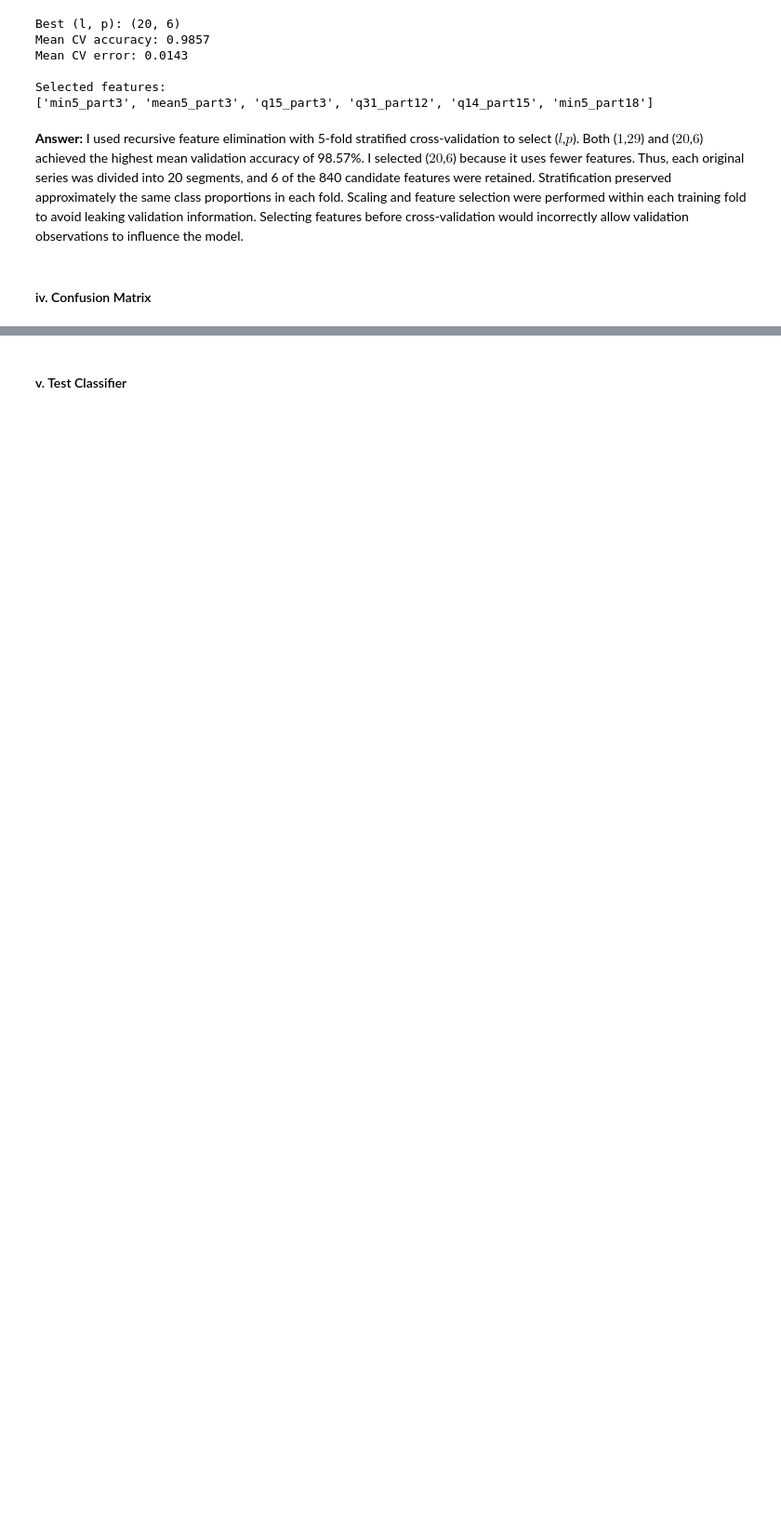
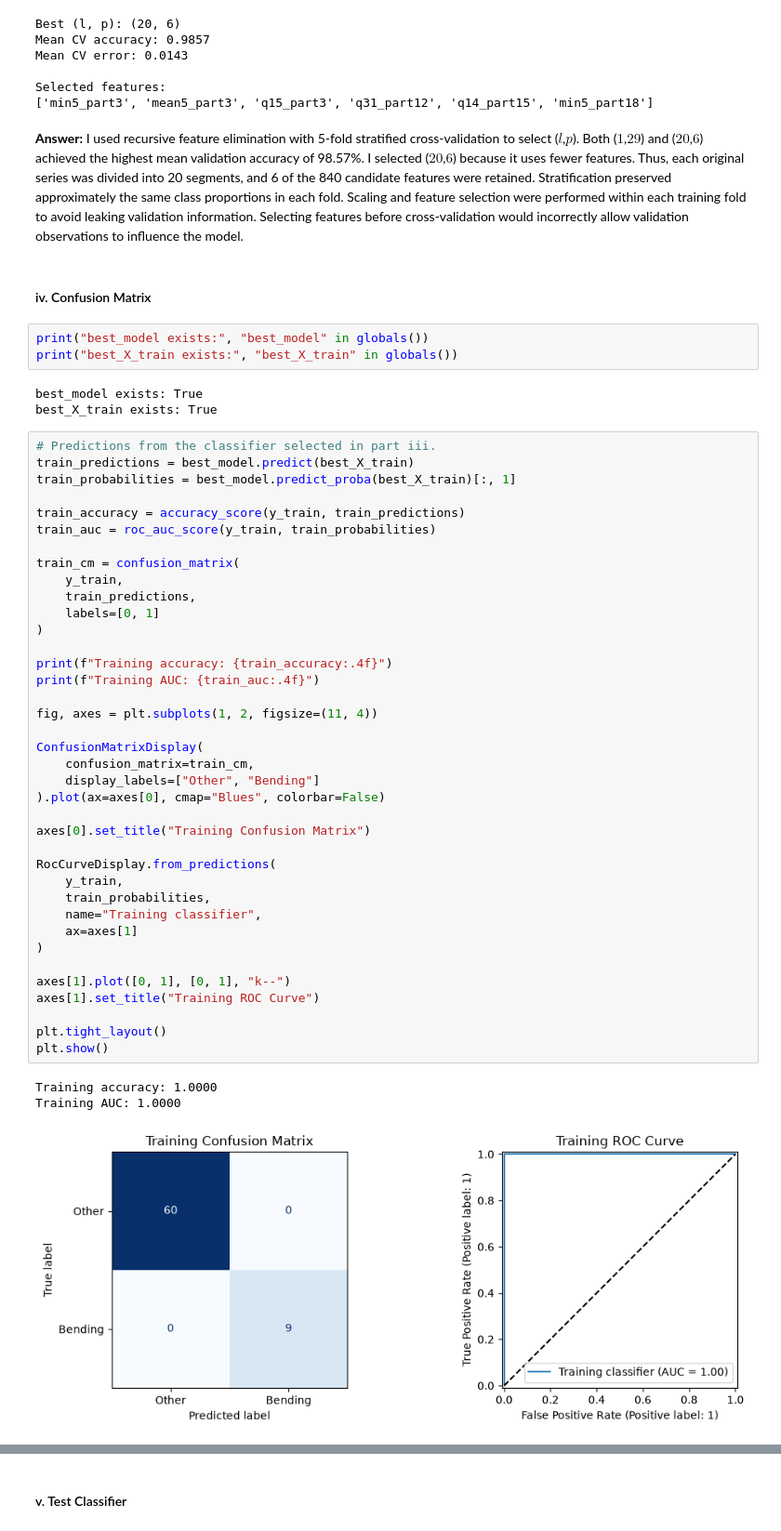
Before and after one commit to akeehan56/DSCI552, a Jupyter notebook: HW4/notebook/Keehan_Alyssa_HW4.ipynb, the cells around one changed output, grey strips where cells are left out. Shown at 93% size. Cells and saved outputs as stored; diff of their text form; blank space fills up the shorter version.

```diff
--- a/HW4/notebook/Keehan_Alyssa_HW4.ipynb
+++ b/HW4/notebook/Keehan_Alyssa_HW4.ipynb
@@ -677,3 +689,51 @@ Selected features:
 Stratification preserved approximately the same class proportions in each fold. Scaling and feature selection were performed within each training fold to avoid leaking validation information. Selecting features before cross-validation would incorrectly allow validation observations to influence the model.
 # %% [markdown]
 #### iv. Confusion Matrix
+# %%
+print("best_model exists:", "best_model" in globals())
+print("best_X_train exists:", "best_X_train" in globals())
+# %% [output]
+best_model exists: True
+best_X_train exists: True
+# %%
+# Predictions from the classifier selected in part iii.
+train_predictions = best_model.predict(best_X_train)
+train_probabilities = best_model.predict_proba(best_X_train)[:, 1]
+
+train_accuracy = accuracy_score(y_train, train_predictions)
+train_auc = roc_auc_score(y_train, train_probabilities)
+
+train_cm = confusion_matrix(
+    y_train,
+    train_predictions,
+    labels=[0, 1]
+)
+
+print(f"Training accuracy: {train_accuracy:.4f}")
+print(f"Training AUC: {train_auc:.4f}")
+
+fig, axes = plt.subplots(1, 2, figsize=(11, 4))
+
+ConfusionMatrixDisplay(
+    confusion_matrix=train_cm,
+    display_labels=["Other", "Bending"]
+).plot(ax=axes[0], cmap="Blues", colorbar=False)
+
+axes[0].set_title("Training Confusion Matrix")
+
+RocCurveDisplay.from_predictions(
+    y_train,
+    train_probabilities,
+    name="Training classifier",
+    ax=axes[1]
+)
+
+axes[1].plot([0, 1], [0, 1], "k--")
+axes[1].set_title("Training ROC Curve")
+
+plt.tight_layout()
+plt.show()
+# %% [output]
+Training accuracy: 1.0000
+Training AUC: 1.0000
+[figure, added]
```
Also changed, not shown: parts of 13 cells of this notebook.
